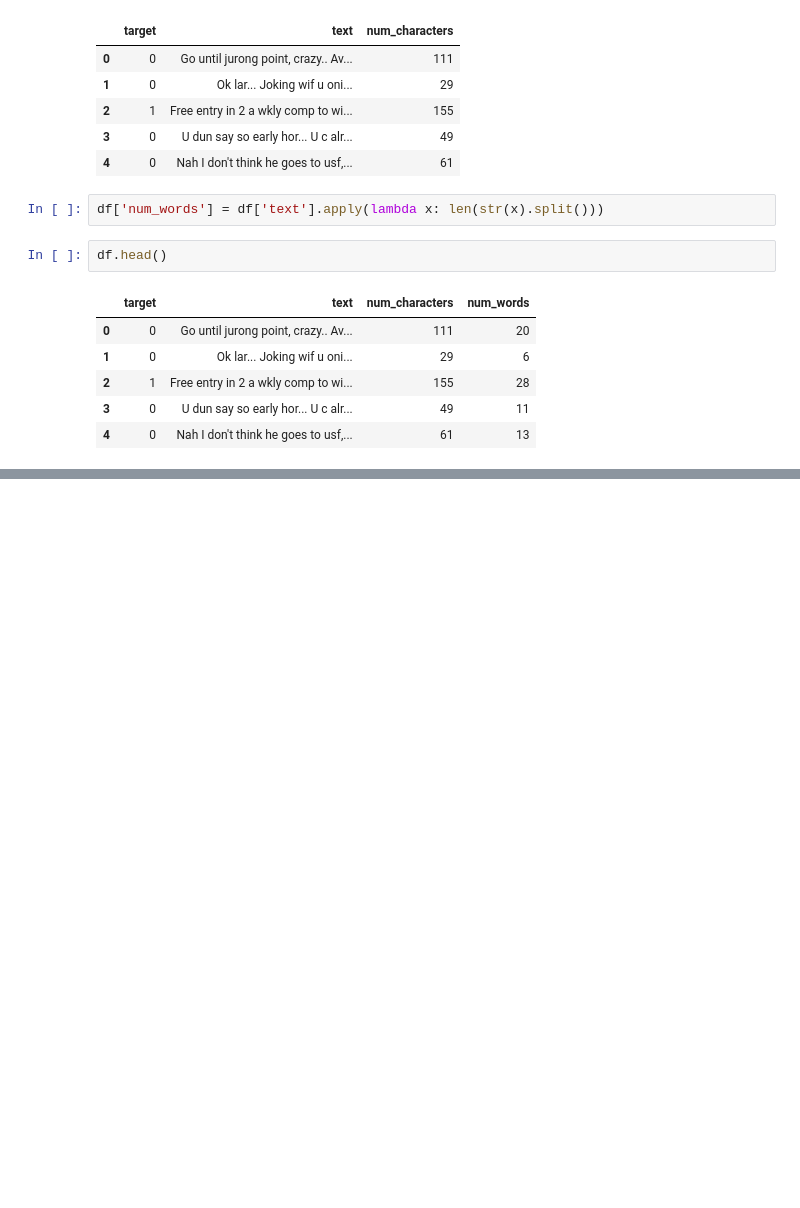
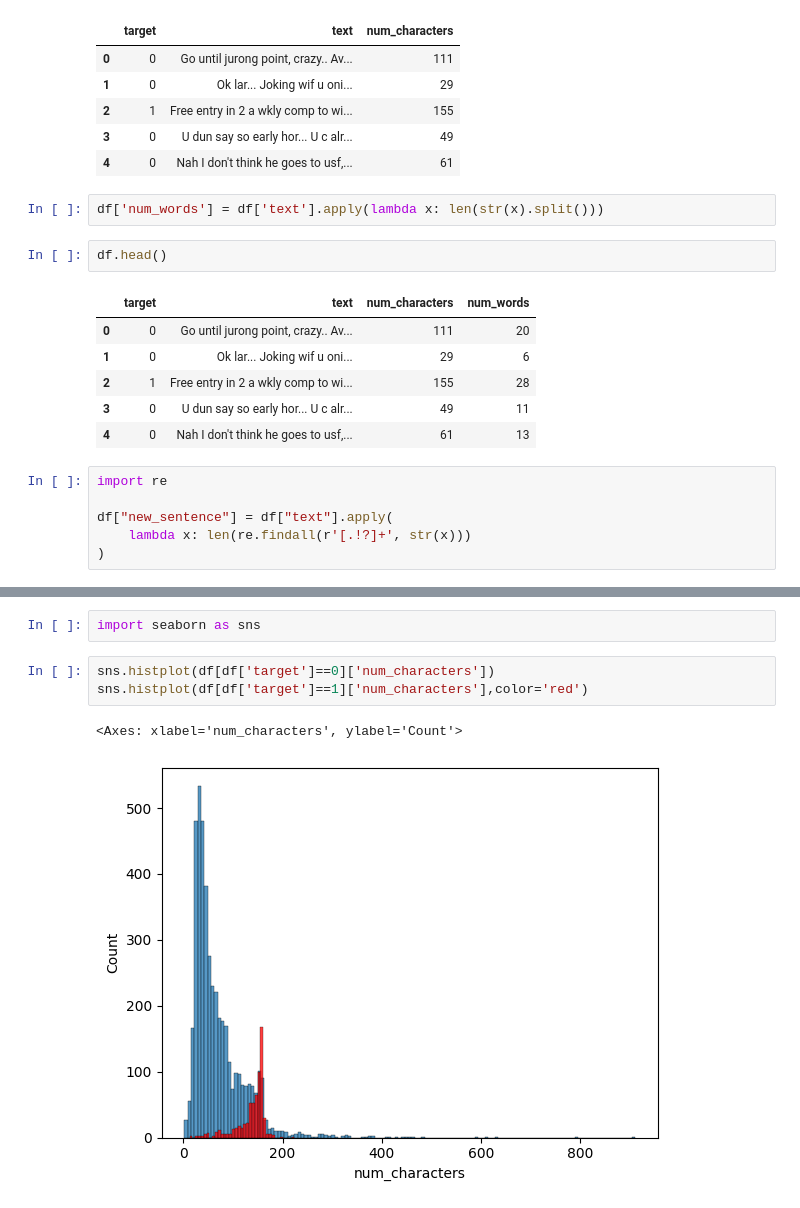
Before and after one commit to khushi-2828/mlfisrtproject, a Jupyter notebook: src/notebook/Untitled.ipynb, the cells around one changed output, grey strips where cells are left out. Cells and saved outputs as stored; diff of their text form; blank space fills up the shorter version.

```diff
--- a/src/notebook/Untitled.ipynb
+++ b/src/notebook/Untitled.ipynb
@@ -156,3 +148,9 @@ df.head()
 | 2 | 1 | Free entry in 2 a wkly comp to wi... | 155 | 28 |
 | 3 | 0 | U dun say so early hor... U c alr... | 49 | 11 |
 | 4 | 0 | Nah I don't think he goes to usf,... | 61 | 13 |
+# %%
+import re
+
+df["new_sentence"] = df["text"].apply(
+    lambda x: len(re.findall(r'[.!?]+', str(x)))
+)
@@ -158,0 +202,8 @@ df.head()
+# %%
+import seaborn as sns
+# %%
+sns.histplot(df[df['target']==0]['num_characters'])
+sns.histplot(df[df['target']==1]['num_characters'],color='red')
+# %% [output]
+<Axes: xlabel='num_characters', ylabel='Count'>
+[figure, added]
```
Also changed, not shown: parts of 70 cells of this notebook, 2 other files.
